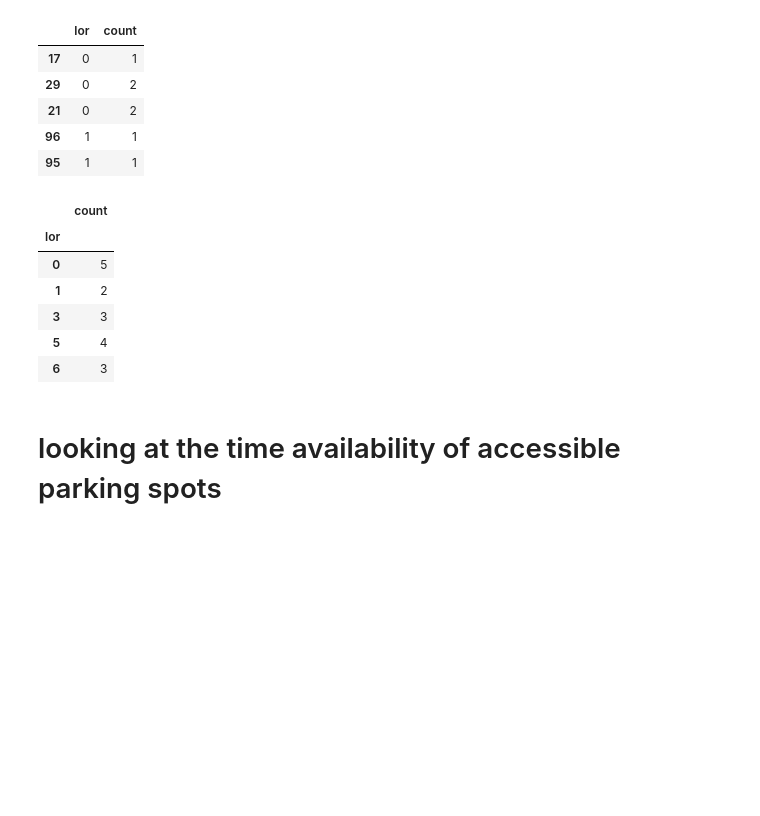
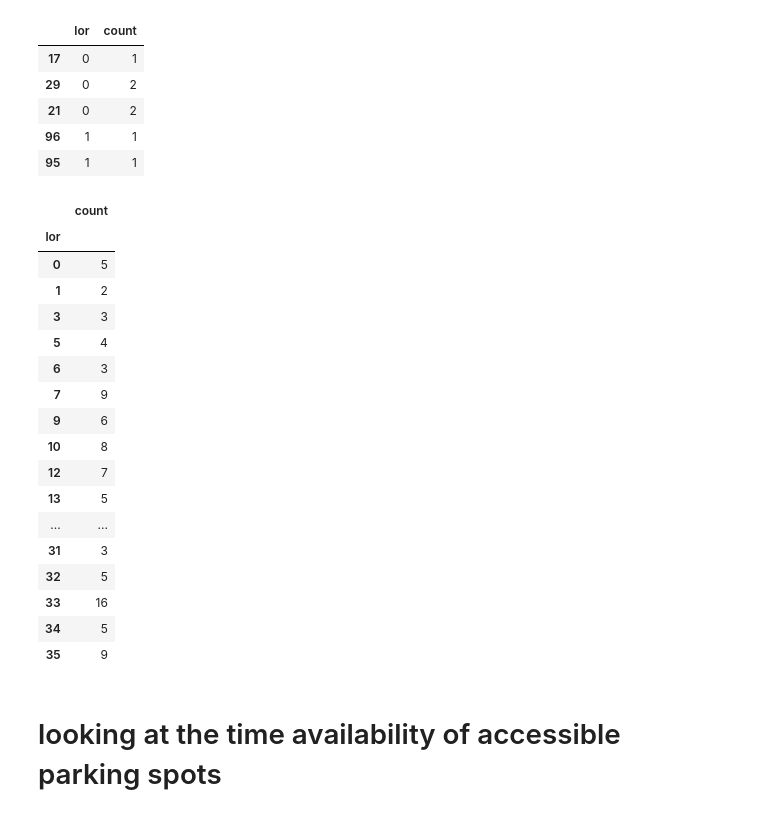
Before and after one commit to lelilia/data-ambassadors-parking-project, a Jupyter notebook: scripts/parking_spaces_for_disapbled_persons_exploration.ipynb, the cells around one changed output. Drawn from its saved outputs; the diff is of its cells as text; code cells hidden in the pictures; blank space fills up the shorter version.

```diff
--- a/scripts/parking_spaces_for_disapbled_persons_exploration.ipynb
+++ b/scripts/parking_spaces_for_disapbled_persons_exploration.ipynb
@@ -157,14 +161,25 @@ df_acc_in_lor.sort_values("lor").head()
 | 96 | 1 | 1 |
 | 95 | 1 | 1 |
 # %%
-df_acc_per_lor.head()
+df_acc_per_lor
 # %% [output]
 |  | count |
 | lor |  |
 | 0 | 5 |
 | 1 | 2 |
 | 3 | 3 |
 | 5 | 4 |
 | 6 | 3 |
+| 7 | 9 |
+| 9 | 6 |
+| 10 | 8 |
+| 12 | 7 |
+| 13 | 5 |
+| ... | ... |
+| 31 | 3 |
+| 32 | 5 |
+| 33 | 16 |
+| 34 | 5 |
+| 35 | 9 |
 # %% [markdown]
 # looking at the time availability of accessible parking spots
```
Also changed, not shown: parts of 31 cells of this notebook, 1 other file.
